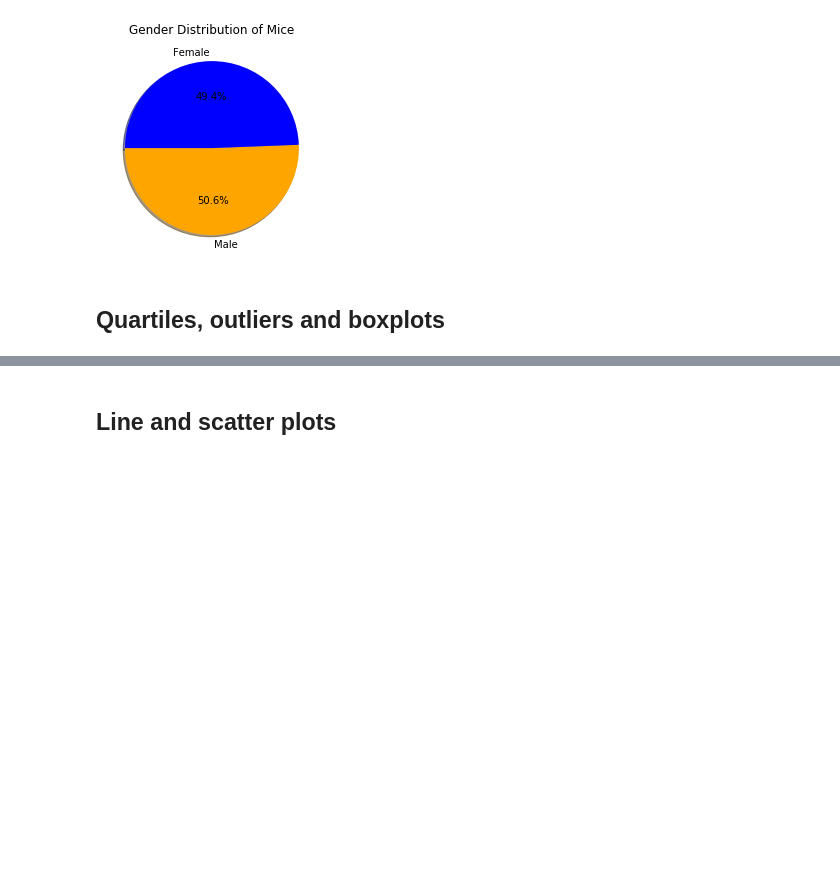
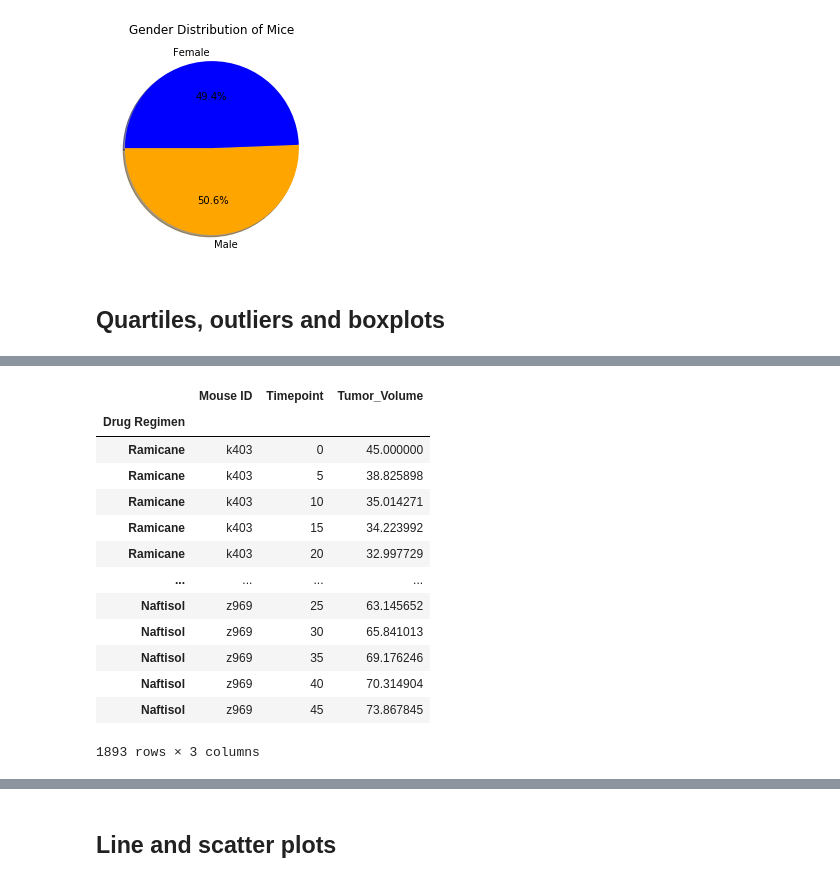
Before and after one commit to kamanzol/MatPlot, a Jupyter notebook: Pymaceuticals/pymaceuticals_starter.ipynb, the cells around one changed output, grey strips where cells are left out. Cells and saved outputs as stored; diff of their text form; code cells hidden in the pictures; blank space fills up the shorter version.

```diff
--- a/Pymaceuticals/pymaceuticals_starter.ipynb
+++ b/Pymaceuticals/pymaceuticals_starter.ipynb
@@ -157,3 +164,9 @@ plt.show()
 # %%
 # Calculate the final tumor volume of each mouse across four of the most promising treatment regimens.
 # Calculate the IQR and quantitatively determine if there are any potential outliers.
+#Capomulin, Ramicane, Infubinol, and Ceftamin
+
+
+time_max = merged_data[["Drug Regimen", "Mouse ID","Timepoint","Tumor_Volume"]]
+time_max.set_index("Drug Regimen", inplace=True)
+time_max.head()
@@ -159,0 +181,19 @@ plt.show()
+# %%
+time_max.loc[(time_max['Timepoint'] ==45)]
+time_max.drop(['Ketapril', 'Naftisol', 'Placebo', 'Propriva', 'Stelasyn', 'Zoniferol'])
+time_max
+# %% [output]
+|  | Mouse ID | Timepoint | Tumor_Volume |
+| Drug Regimen |  |  |  |
+| Ramicane | k403 | 0 | 45.000000 |
+| Ramicane | k403 | 5 | 38.825898 |
+| Ramicane | k403 | 10 | 35.014271 |
+| Ramicane | k403 | 15 | 34.223992 |
+| Ramicane | k403 | 20 | 32.997729 |
+| ... | ... | ... | ... |
+| Naftisol | z969 | 25 | 63.145652 |
+| Naftisol | z969 | 30 | 65.841013 |
+| Naftisol | z969 | 35 | 69.176246 |
+| Naftisol | z969 | 40 | 70.314904 |
+| Naftisol | z969 | 45 | 73.867845 |
+1893 rows × 3 columns
```
Also changed, not shown: parts of 3 cells of this notebook.
